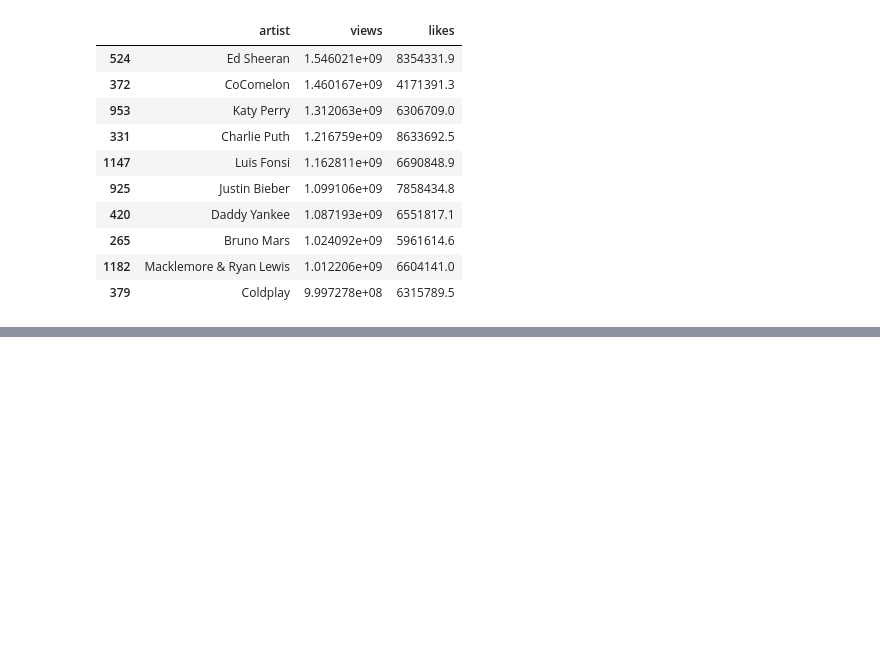
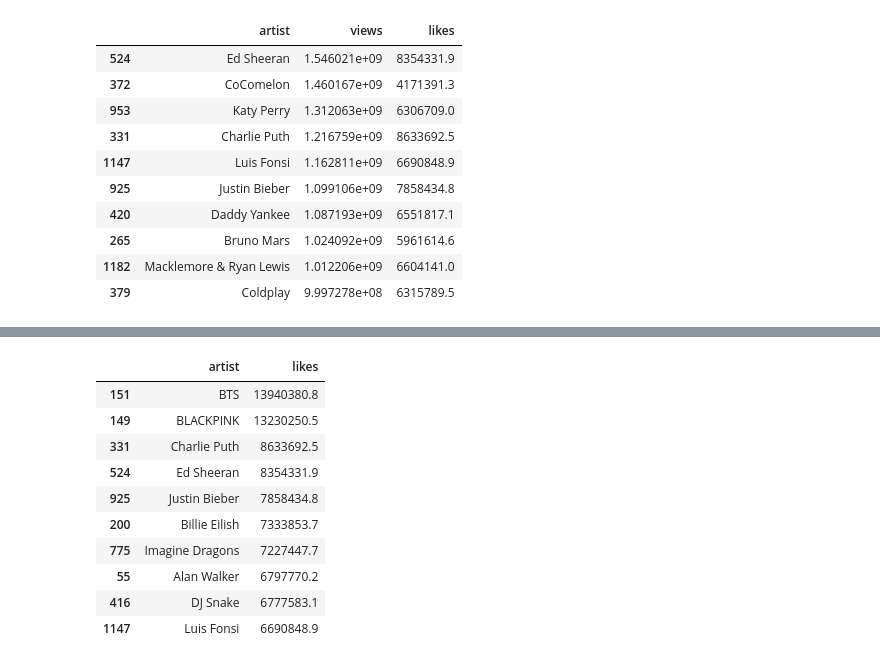
Before and after one commit to AndreaGonzalezG/Evaluacion_intermedia_mod3, a Jupyter notebook: Evaluacion_intermedia_mod3.ipynb, the cells around one changed output, grey strips where cells are left out. Cells and saved outputs as stored; diff of their text form; code cells hidden in the pictures; blank space fills up the shorter version.

```diff
--- a/Evaluacion_intermedia_mod3.ipynb
+++ b/Evaluacion_intermedia_mod3.ipynb
@@ -438 +454,17 @@ relacion_videos_like.head(10)
+# %%
+relacion_videos_likes= df_spotify_copy.groupby("artist")["likes"].mean().reset_index().sort_values(by=["likes"] ,ascending=False)
+
+relacion_videos_likes.head(10)
+# %% [output]
+|  | artist | likes |
+| 151 | BTS | 13940380.8 |
+| 149 | BLACKPINK | 13230250.5 |
+| 331 | Charlie Puth | 8633692.5 |
+| 524 | Ed Sheeran | 8354331.9 |
+| 925 | Justin Bieber | 7858434.8 |
+| 200 | Billie Eilish | 7333853.7 |
+| 775 | Imagine Dragons | 7227447.7 |
+| 55 | Alan Walker | 6797770.2 |
+| 416 | DJ Snake | 6777583.1 |
+| 1147 | Luis Fonsi | 6690848.9 |
 # %%
```
Also changed, not shown: parts of 5 cells of this notebook.
